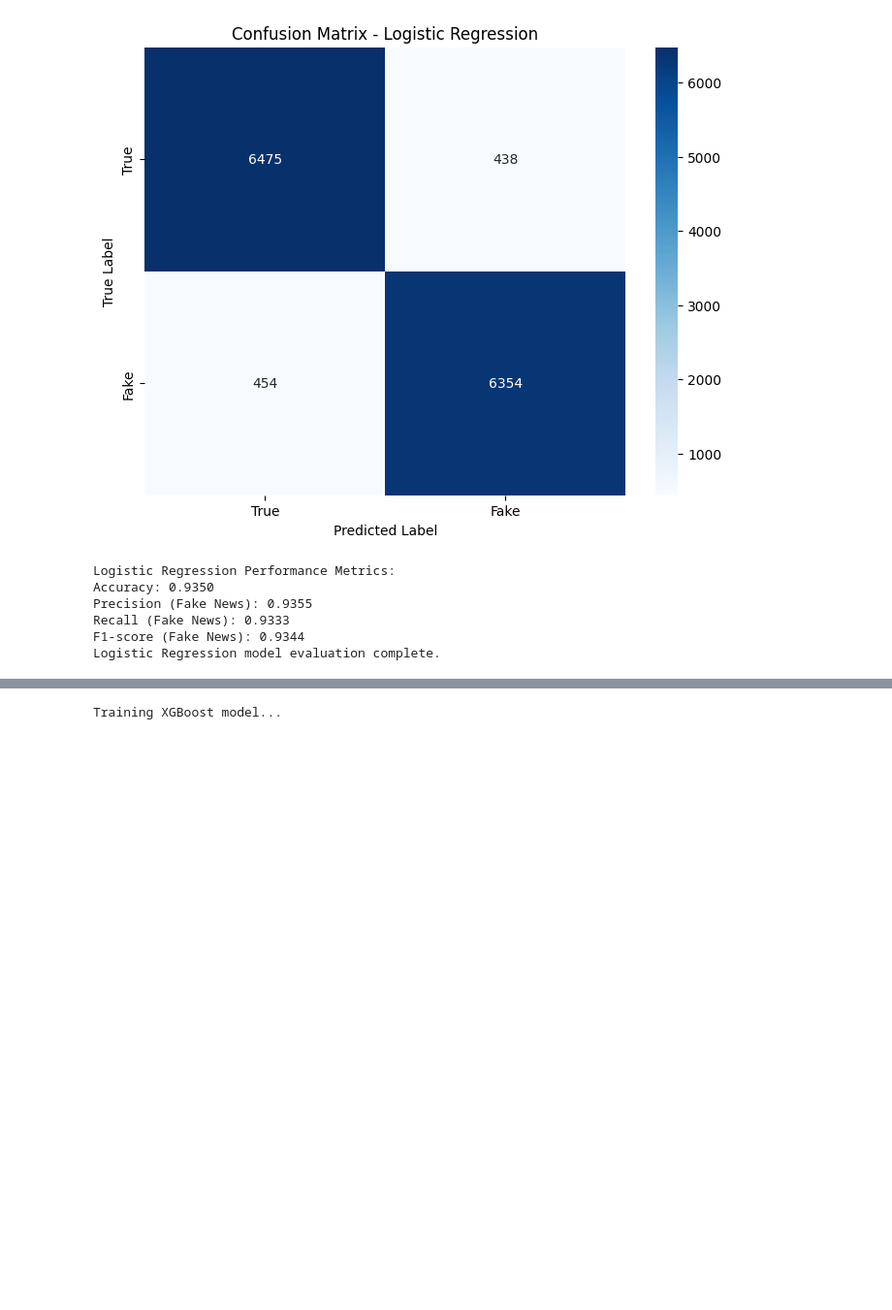
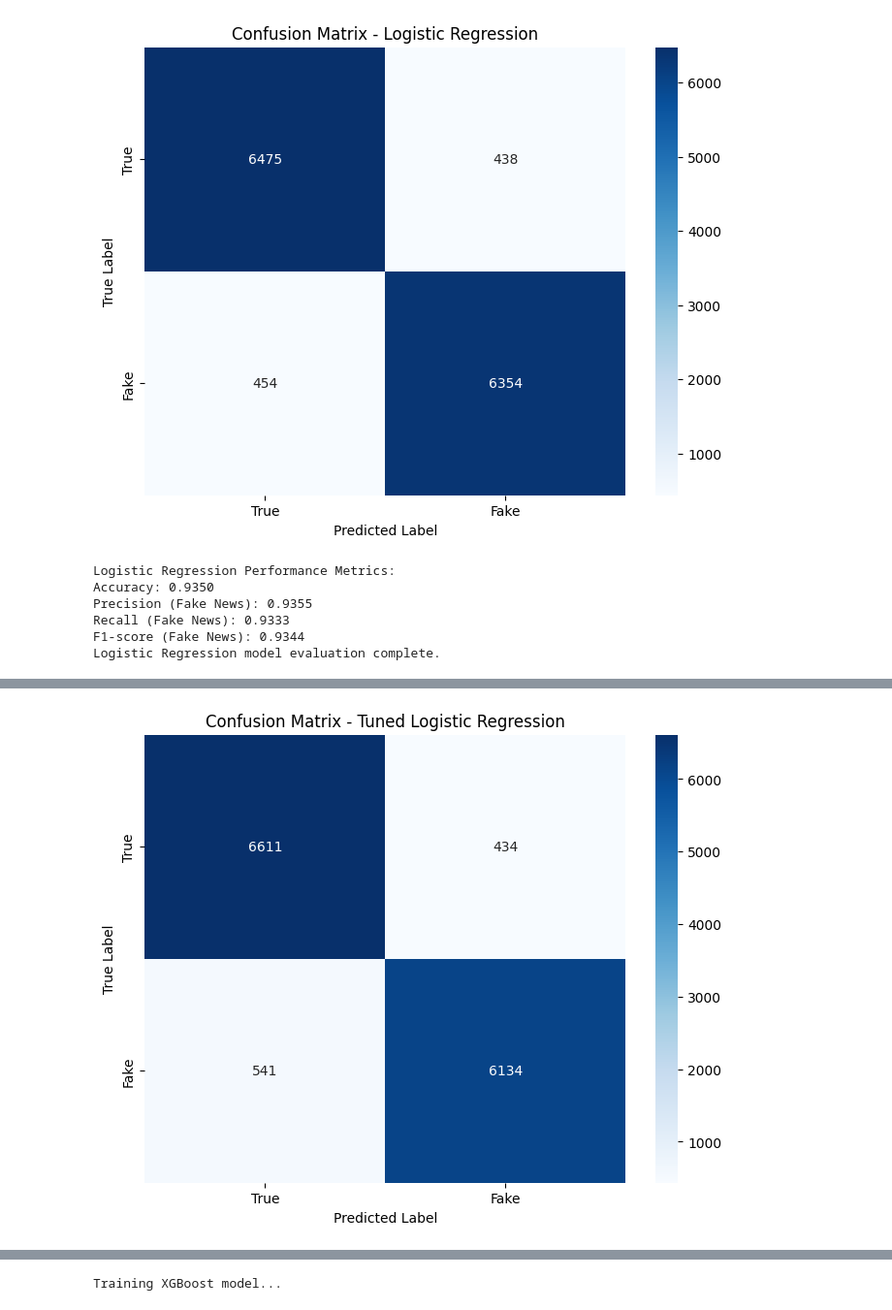
Before and after one commit to Eddietrantkt/NLP-project-, a Jupyter notebook: Copy_of_final_project.ipynb, the cells around one changed output, grey strips where cells are left out. Shown at 97% size. Drawn from its saved outputs; the diff is of its cells as text; code cells hidden in the pictures; blank space fills up the shorter version.

```diff
--- a/Copy_of_final_project.ipynb
+++ b/Copy_of_final_project.ipynb
@@ -437,0 +454,20 @@ LinearSVC model evaluation complete.
+# %%
+from sklearn.preprocessing import StandardScaler
+# Re-initialize TfidfVectorizer with fewer features
+tfidf_vectorizer_smaller = TfidfVectorizer(max_features=2000, ngram_range=(1, 2))
+
+# Fit and transform data
+X_train_tfidf_smaller = tfidf_vectorizer_smaller.fit_transform(X_train)
+X_test_tfidf_smaller = tfidf_vectorizer_smaller.transform(X_test)
+
+# Scale the smaller feature set
+scale_smaller = StandardScaler(with_mean=False)
+X_train_tfidf_smaller_scaled = scale_smaller.fit_transform(X_train_tfidf_smaller)
+X_test_tfidf_smaller_scaled = scale_smaller.transform(X_test_tfidf_smaller)
+
+svm_model_smaller_features = SVC(kernel='rbf', random_state=42)
+print("\nTraining SVC model with fewer features...")
+svm_model_smaller_features.fit(X_train_tfidf_smaller_scaled, y_train)
+print("Training complete.")
+y_pred_svm_smaller_features = svm_model_smaller_features.predict(X_test_tfidf_smaller_scaled)
+print(classification_report(y_test, y_pred_svm_smaller_features))
@@ -509,3 +556,62 @@ Precision (Fake News): 0.9355
 Recall (Fake News): 0.9333
 F1-score (Fake News): 0.9344
 Logistic Regression model evaluation complete.
+# %%
+from sklearn.linear_model import LogisticRegression
+from sklearn.model_selection import GridSearchCV
+from sklearn.metrics import classification_report, confusion_matrix, accuracy_score, precision_score, recall_score, f1_score
+import seaborn as sns
+import matplotlib.pyplot as plt
+
+param_grid_log_reg = {
+    'C': [0.01, 0.1, 1, 10],
+    'penalty': ['l2'], # L1 penalty can be used with 'liblinear' and 'saga'
+    'solver': ['liblinear'] # Choose a solver compatible with the chosen penalty
+}
+
+grid_search_log_reg = GridSearchCV(LogisticRegression(random_state=42), param_grid_log_reg, cv=3, scoring='f1', n_jobs=-1)
+
+print("\nStarting GridSearchCV for Logistic Regression...")
+# Fit the grid search to the training data
+grid_search_log_reg.fit(X_train_tfidf, y_train)
+print("GridSearchCV complete.")
+
+# Print the best parameters and the best score
+print("\nBest parameters found by GridSearchCV for Logistic Regression:")
+print(grid_search_log_reg.best_params_)
+print(f"\nBest cross-validation F1 score: {grid_search_log_reg.best_score_:.4f}")
+
+# Get the best model from the grid search
+best_log_reg_model = grid_search_log_reg.best_estimator_
+
+# Evaluate the best model on the test set
+print("\nEvaluating the best Logistic Regression model on the test set...")
+y_pred_best_log_reg = best_log_reg_model.predict(X_test_tfidf)
+
+# Print evaluation metrics
+print("\nClassification Report for Tuned Logistic Regression:")
+print(classification_report(y_test, y_pred_best_log_reg))
+
+conf_matrix_best_log_reg = confusion_matrix(y_test, y_pred_best_log_reg)
+print("\nConfusion Matrix for Tuned Logistic Regression:")
+print(conf_matrix_best_log_reg)
+
+# Visualize the confusion matrix of the best model
+plt.figure(figsize=(8, 6))
+sns.heatmap(conf_matrix_best_log_reg, annot=True, fmt='d', cmap='Blues', xticklabels=['True', 'Fake'], yticklabels=['True', 'Fake'])
+plt.title('Confusion Matrix - Tuned Logistic Regression')
+plt.xlabel('Predicted Label')
+plt.ylabel('True Label')
+plt.show()
+
+accuracy_tuned_log_reg = accuracy_score(y_test, y_pred_best_log_reg)
+precision_tuned_log_reg = precision_score(y_test, y_pred_best_log_reg, pos_label=1)
+recall_tuned_log_reg = recall_score(y_test, y_pred_best_log_reg, pos_label=1)
+f1_tuned_log_reg = f1_score(y_test, y_pred_best_log_reg, pos_label=1)
+
+print("\nTuned Logistic Regression Performance Metrics on Test Set:")
+print(f"Accuracy: {accuracy_tuned_log_reg:.4f}")
+print(f"Precision (Fake News): {precision_tuned_log_reg:.4f}")
+print(f"Recall (Fake News): {recall_tuned_log_reg:.4f}")
+print(f"F1-score (Fake News): {f1_tuned_log_reg:.4f}")
+# %% [output]
@@ -511,0 +635 @@ Logistic Regression model evaluation complete.
+[figure, added]
```
Also changed, not shown: parts of 10 cells of this notebook.
